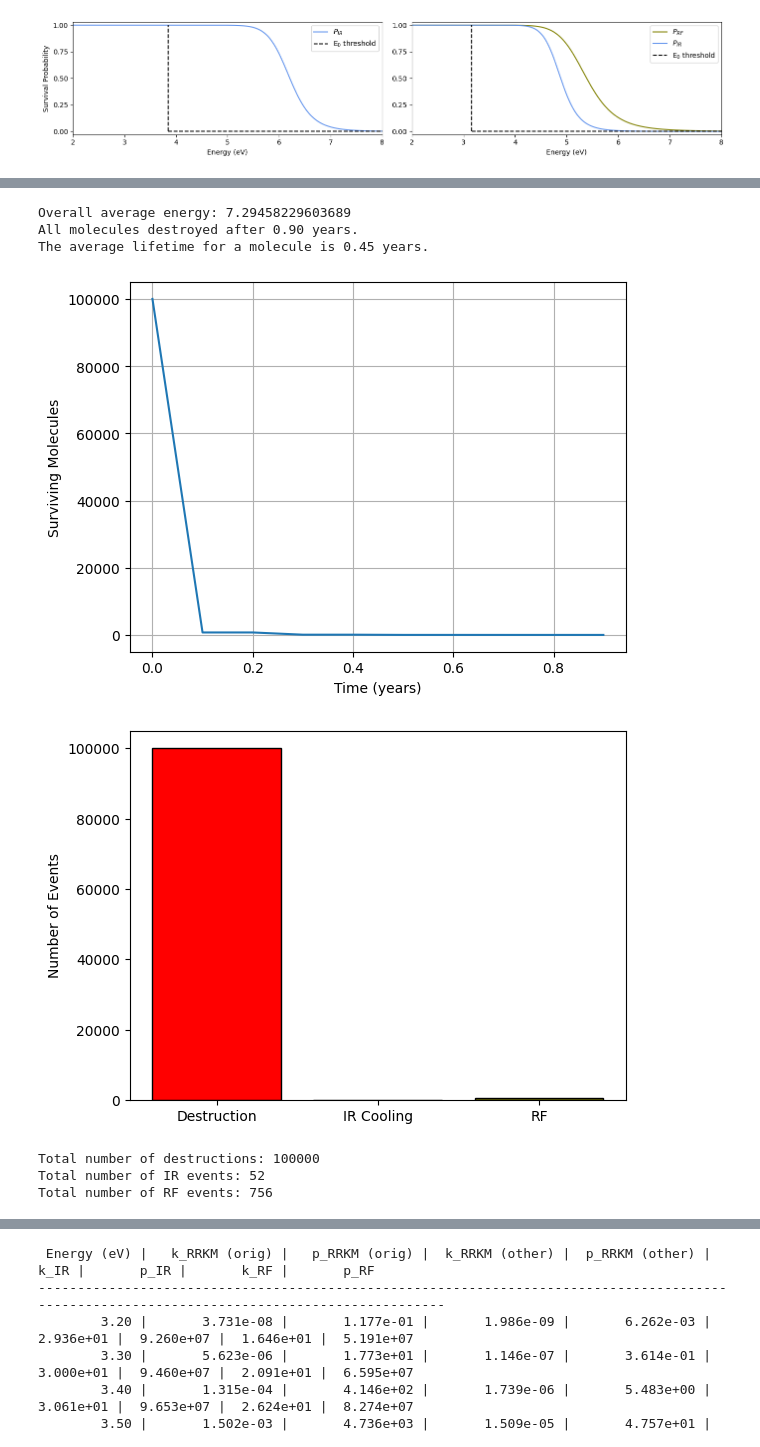
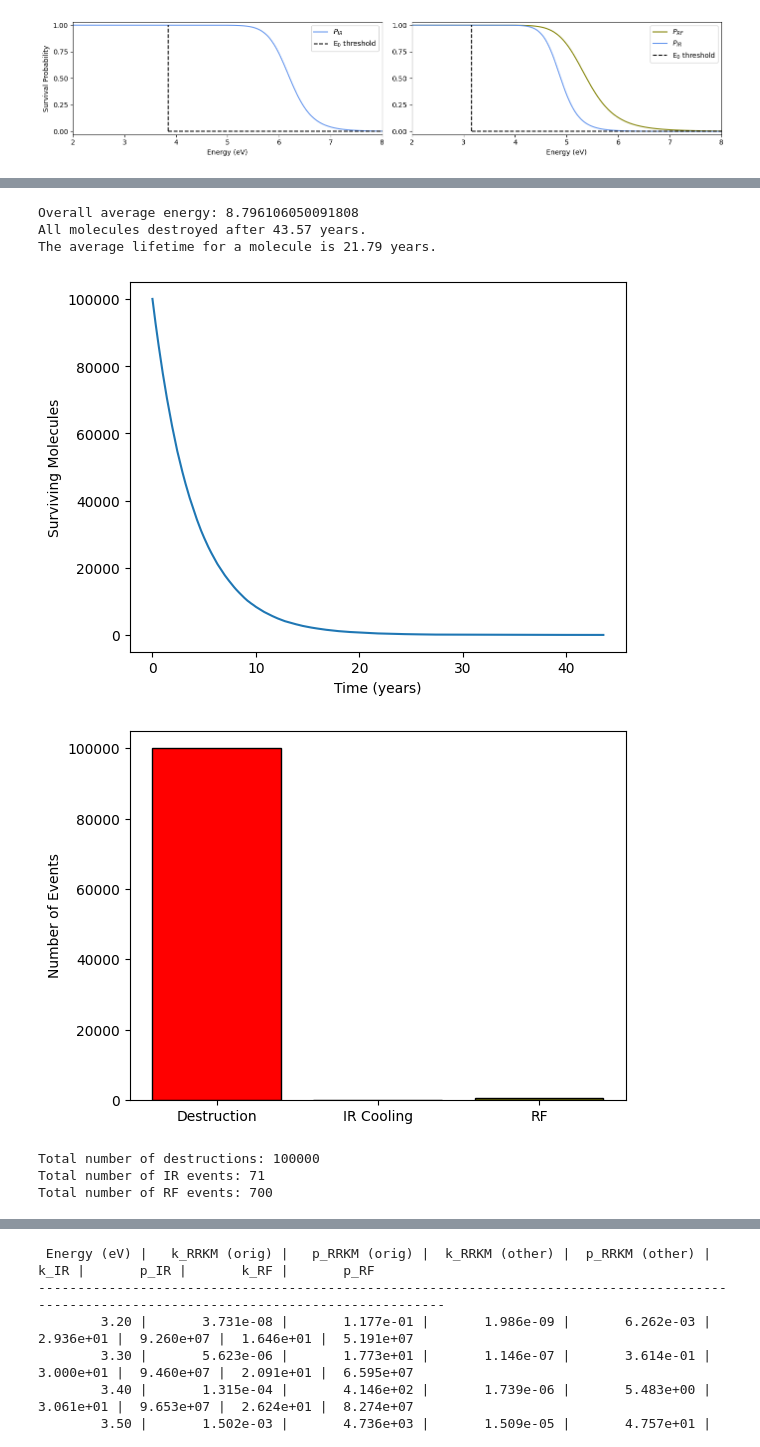
Before and after one commit to mustafa9812/Project-Cynap, a Jupyter notebook: scripts/calculations.ipynb, the cells around one changed output, grey strips where cells are left out. Drawn from its saved outputs; the diff is of its cells as text; code cells hidden in the pictures.

```diff
--- a/scripts/calculations.ipynb
+++ b/scripts/calculations.ipynb
@@ -997,7 +996,7 @@ num_molecules = 100000
 E_min = 3.82  # eV, lower limit
 E_max = 13.6   # eV, upper limit
 Nc = 11
-G0 = 2700 # FUV Habing field for the NGC 7023 region
+G0 = 1 # FUV Habing field for the NGC 7023 region
 t_uv = 1.4e9 / (Nc * G0)
 dt = 3.1536e7 / 10  # e.g. 1/10th of a year per step, adjust as needed
 
@@ -1083,42 +1082,43 @@ while np.any(molecule_alive):
     total_average.append(avg_energy)
 
     current_time += dt
     t += 1
 
 # FINAL AVERAGE ENERGY
 overall_avg_energy = np.mean(total_average)
 print("Overall average energy:", overall_avg_energy)
 
 # TIME TO ZERO MOLECULES
 years_to_zero = time_history[-1] / 3.15576e7
 print(f"All molecules destroyed after {years_to_zero:.2f} years.")
 print(f"The average lifetime for a molecule is {np.mean(time_history) / 3.15576e7:.2f} years.")
+os.makedirs(r"C:\Users\Mustafa\Documents\GitHub\Project-Cynap\plots", exist_ok=True)
 
 # PLOTS
 plt.plot(np.array(time_history) / 3.15576e7, survival_history)
 plt.xlabel('Time (years)')
 plt.ylabel('Surviving Molecules')
-plt.grid(True)
+plt.savefig(fr"C:\Users\Mustafa\Documents\GitHub\Project-Cynap\plots\{G0}_montecarlo_cnp+.png")
 plt.show()
 
 event_labels = ['Destruction', 'IR Cooling', 'RF']
 event_counts = [destruction_count, ir_count, rf_count]
 plt.bar(event_labels, event_counts, color=['red', 'blue', 'olive'], edgecolor='black')
 plt.ylabel('Number of Events')
 plt.show()
 
 print("Total number of destructions:", destruction_count)
 print("Total number of IR events:", ir_count)
 print("Total number of RF events:", rf_count)
 # %% [output]
-Overall average energy: 7.29458229603689
-All molecules destroyed after 0.90 years.
-The average lifetime for a molecule is 0.45 years.
+Overall average energy: 8.796106050091808
+All molecules destroyed after 43.57 years.
+The average lifetime for a molecule is 21.79 years.
-[figure, old version]
+[figure, new version]
 [figure]
 Total number of destructions: 100000
-Total number of IR events: 52
-Total number of RF events: 756
+Total number of IR events: 71
+Total number of RF events: 700
 # %%
 # MULTIPLE MONTE CARLO SIMULATION FOR 1-CYANONAPHTHALENE+ (VECTORIZED)
 
```
Also changed, not shown: parts of 2 cells of this notebook, 8 other files.
